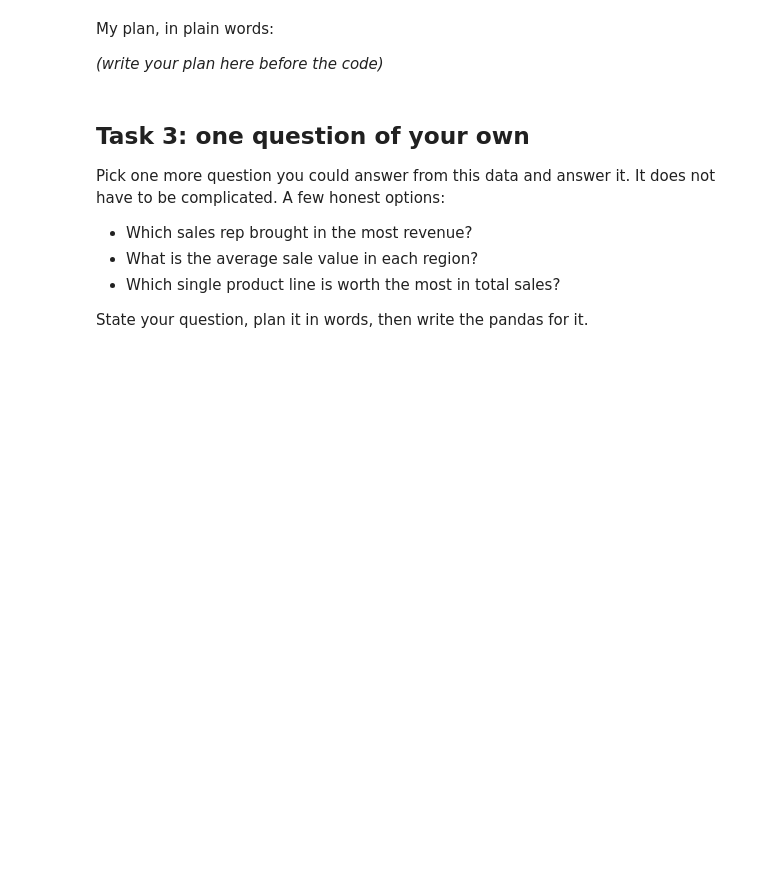
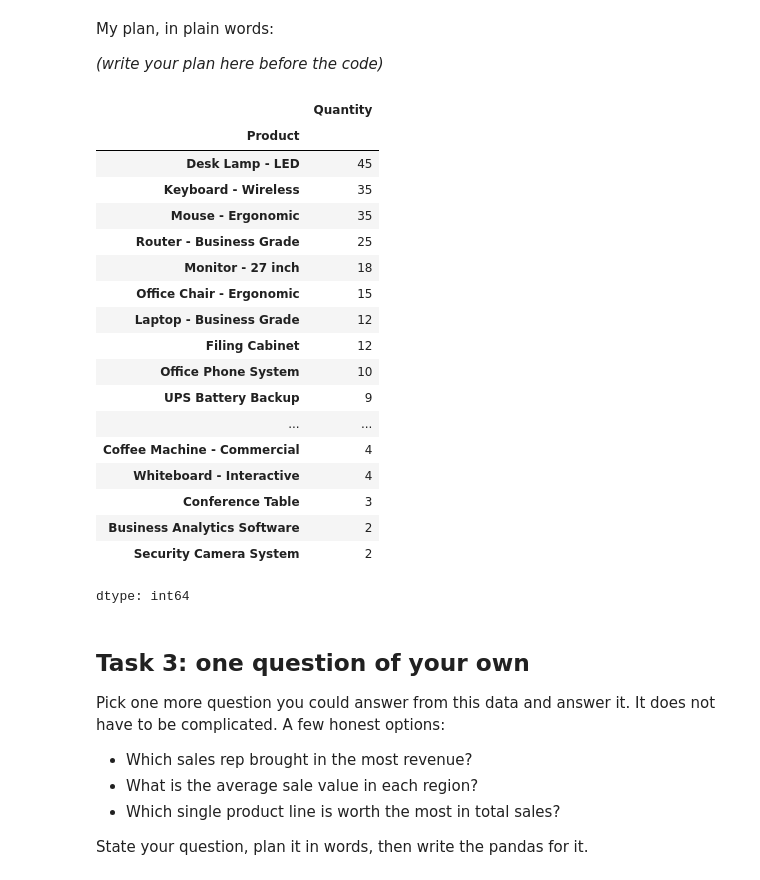
Before and after one commit to LatishaHalim/ISYS2001, a Jupyter notebook: Module 07 - Directing Pandas/lab_ticket_pandas.ipynb, the cells around one changed output. Drawn from its saved outputs; the diff is of its cells as text; code cells hidden in the pictures; blank space fills up the shorter version.

```diff
--- a/Module 07 - Directing Pandas/lab_ticket_pandas.ipynb
+++ b/Module 07 - Directing Pandas/lab_ticket_pandas.ipynb
@@ -201,8 +201,30 @@ My plan, in plain words:
 *(write your plan here before the code)*
 # %%
 # Task 2: total units sold per product.
-product_totals_pandas = df.groupby('Product')['To'].sum()   # Group them per regions and total it
-product_totals_pandas = region_totals_pandas.sort_values(ascending=False)
+product_totals_pandas = df.groupby('Product')['Quantity'].sum()   # Group them by product and total the quantity sold
+product_totals_pandas = product_totals_pandas.sort_values(ascending=False)
+
+product_totals_pandas
+# %% [output]
+|  | Quantity |
+| Product |  |
+| Desk Lamp - LED | 45 |
+| Keyboard - Wireless | 35 |
+| Mouse - Ergonomic | 35 |
+| Router - Business Grade | 25 |
+| Monitor - 27 inch | 18 |
+| Office Chair - Ergonomic | 15 |
+| Laptop - Business Grade | 12 |
+| Filing Cabinet | 12 |
+| Office Phone System | 10 |
+| UPS Battery Backup | 9 |
+| ... | ... |
+| Coffee Machine - Commercial | 4 |
+| Whiteboard - Interactive | 4 |
+| Conference Table | 3 |
+| Business Analytics Software | 2 |
+| Security Camera System | 2 |
+dtype: int64
 # %% [markdown]
 ## Task 3: one question of your own
 
```
Also changed, not shown: parts of 3 cells of this notebook.
